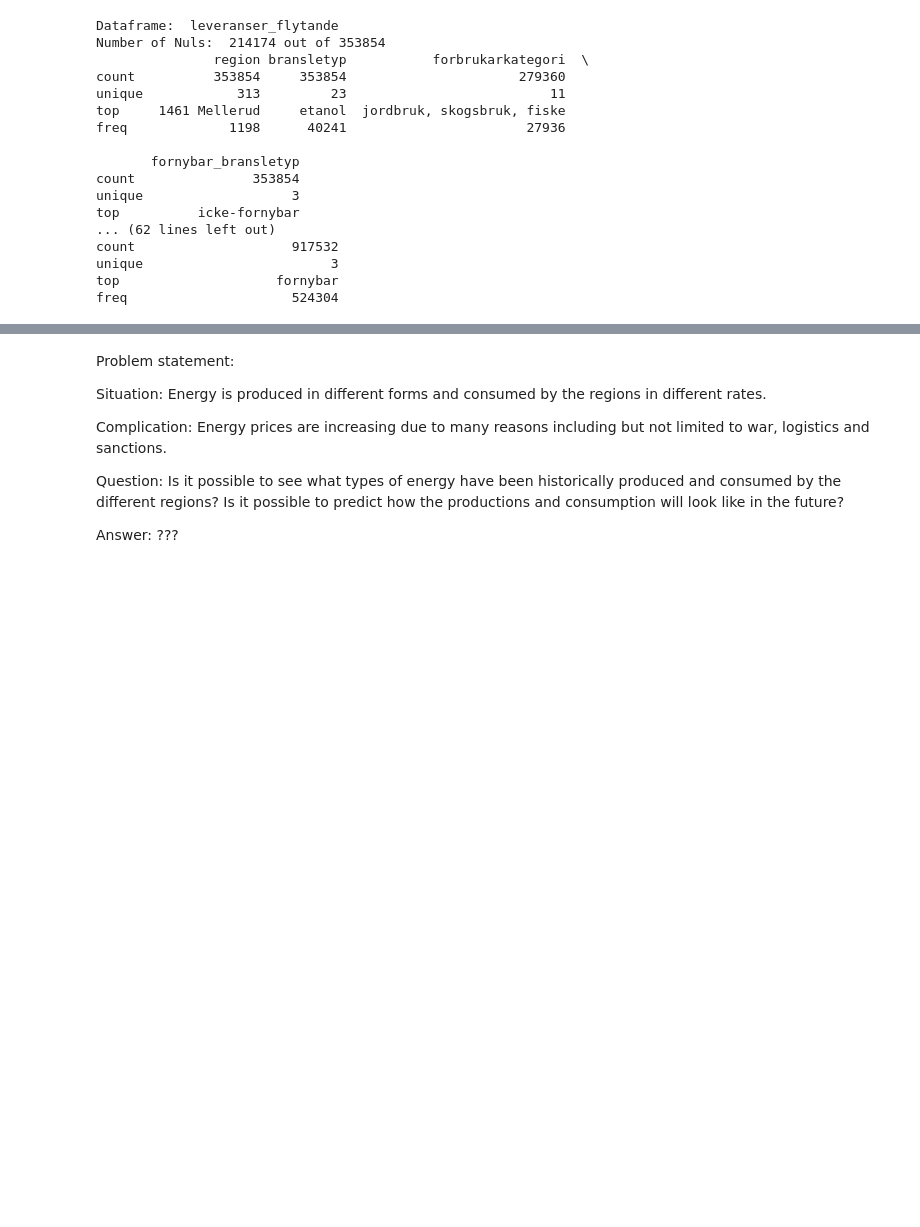
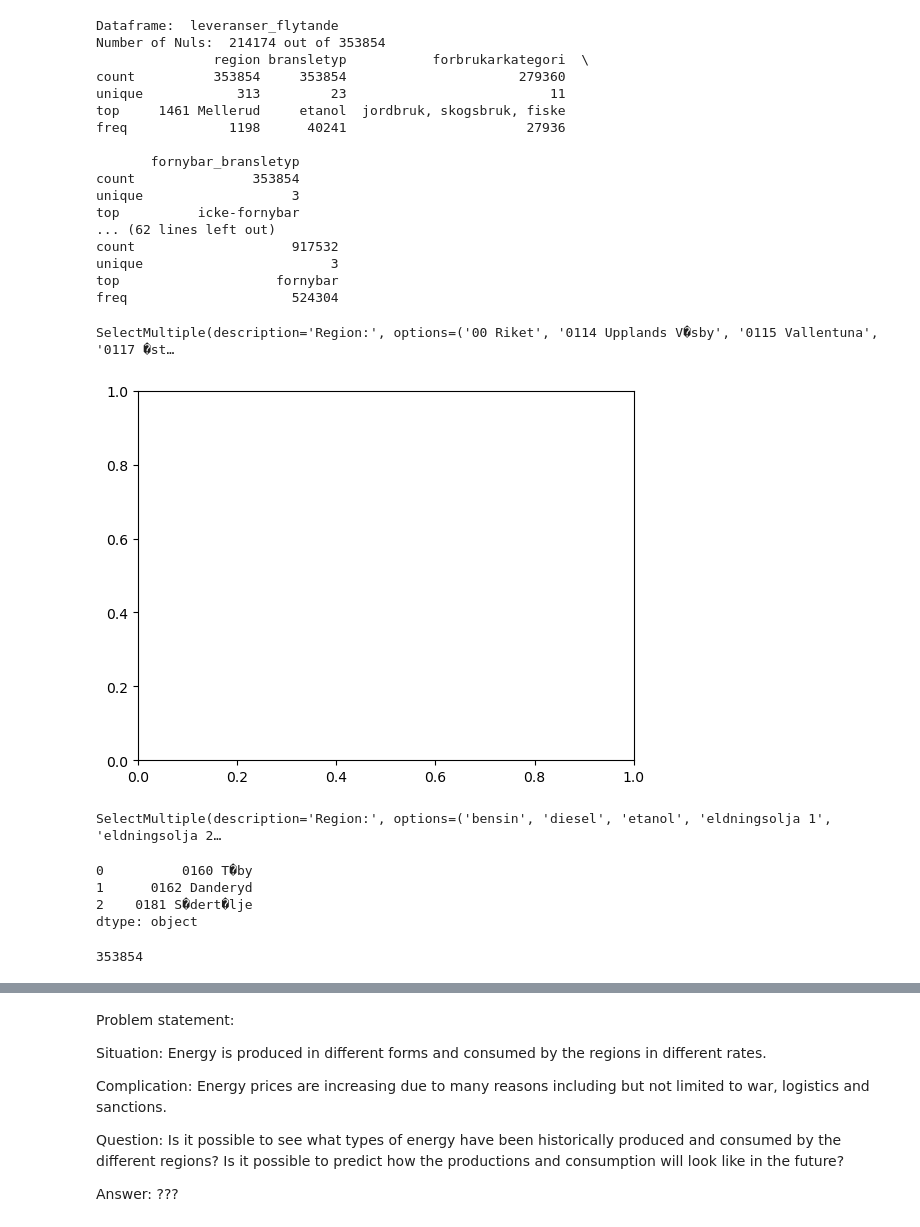
Before and after one commit to mnikolop/case3-swedish-energy, a Jupyter notebook: code/4-descriptive-analysis.ipynb, the cells around one changed output, grey strips where cells are left out. Saved outputs shown, nothing was run; the diff lists cells and outputs as text; code cells hidden in the pictures; blank space fills up the shorter version.

```diff
--- a/code/4-descriptive-analysis.ipynb
+++ b/code/4-descriptive-analysis.ipynb
@@ -78,3 +60,32 @@ count                    917532
 unique                        3
 top                    fornybar
 freq                     524304
+# %%
+regions_selection = widgets.SelectMultiple(
+    options=list(leveranser_flytande.region.drop_duplicates(
+        keep='first').reset_index(drop=True)),
+    rows=20,
+    description='Region:',
+    disabled=False,
+)
+display(regions_selection)
+# %% [output]
+SelectMultiple(description='Region:', options=('00 Riket', '0114 Upplands V�sby', '0115 Vallentuna', '0117 �st…
+[figure, added]
+# %%
+rs = pd.Series(regions_selection.value)
+rs
+
+data = leveranser_flytande.where(
+    leveranser_flytande.region.isin(rs)).dropna().reset_index(drop=True)
+
+fuel_selection = widgets.SelectMultiple(
+    options=list(data.bransletyp.drop_duplicates(
+        keep='first').reset_index(drop=True)),
+    rows=20,
+    description='Region:',
+    disabled=False,
+)
+display(fuel_selection)
+# %% [output]
+SelectMultiple(description='Region:', options=('bensin', 'diesel', 'etanol', 'eldningsolja 1', 'eldningsolja 2…
@@ -80,0 +100,12 @@ freq                     524304
+# %%
+rs = pd.Series(regions_selection.value)
+rs
+# %% [output]
+0          0160 T�by
+1      0162 Danderyd
+2    0181 S�dert�lje
+dtype: object
+# %%
+len(leveranser_flytande)
+# %% [output]
+353854
```
Also changed, not shown: parts of 6 cells of this notebook, 3 other files.
